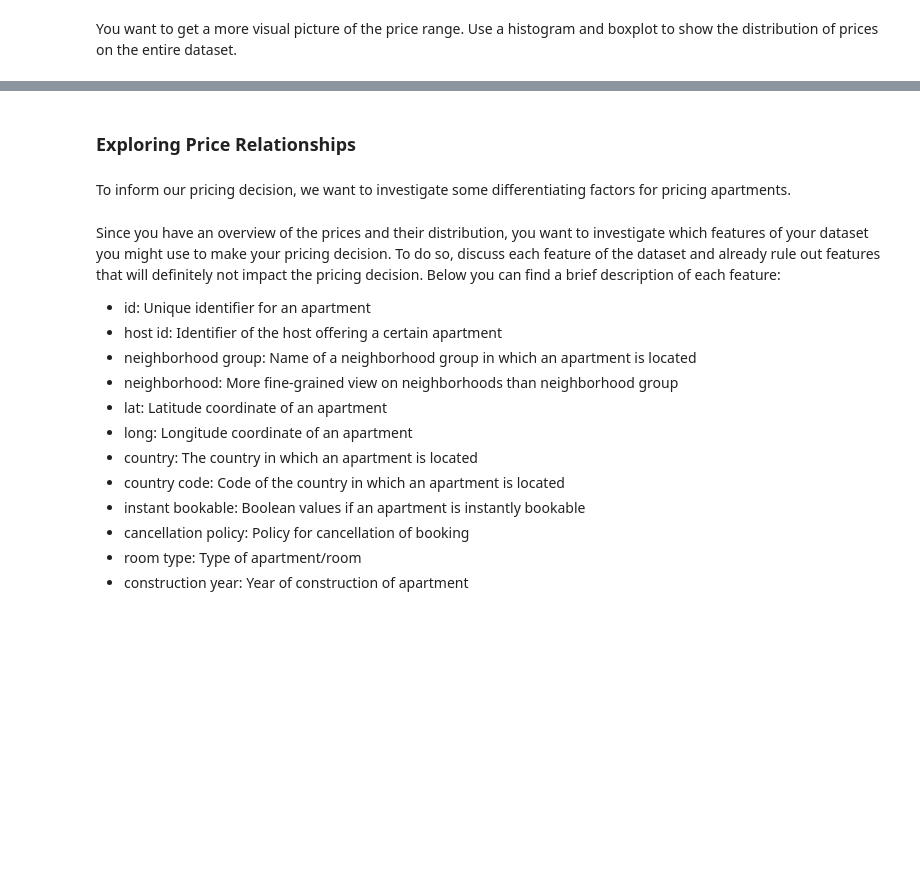
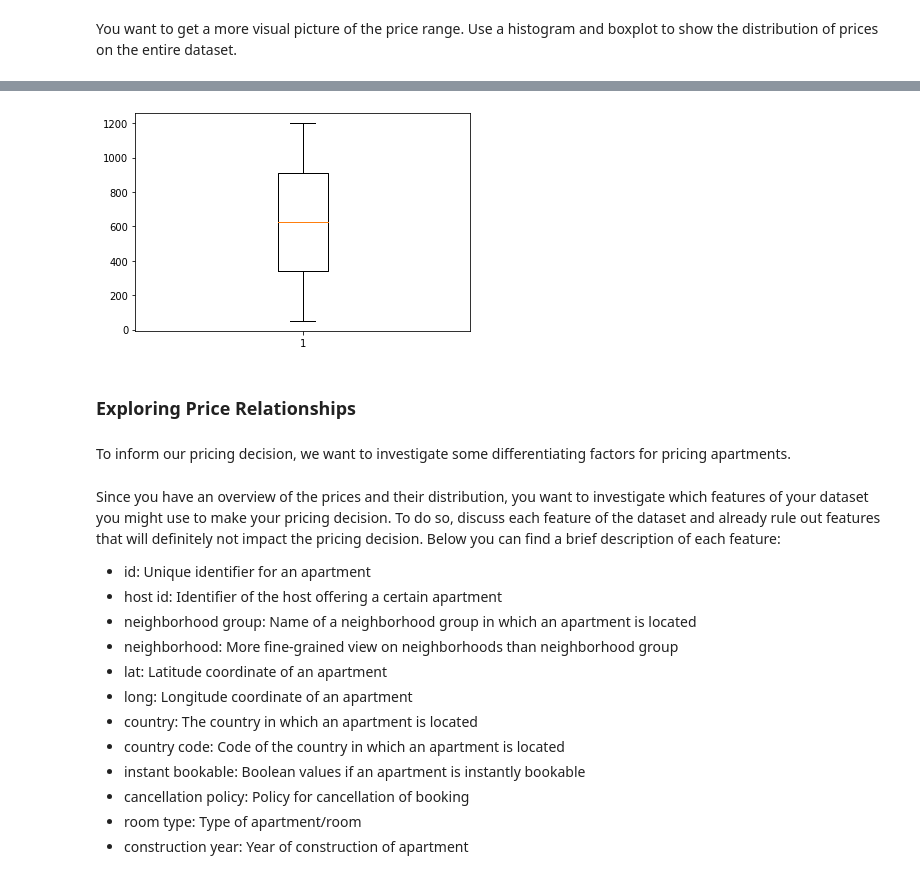
Before and after one commit to mnghiap/ids22, a Jupyter notebook: assignment1/assignment_1.ipynb, the cells around one changed output, grey strips where cells are left out. Cells and saved outputs as stored; diff of their text form; code cells hidden in the pictures; blank space fills up the shorter version.

```diff
--- a/assignment1/assignment_1.ipynb
+++ b/assignment1/assignment_1.ipynb
@@ -65,3 +122,9 @@ You want to get a more visual picture of the price range. Use a histogram and bo
+# %%
+# Draw the boxplot
+plt.boxplot(df_cleaned['price'], showfliers=True)
+plt.show()
+# %% [output]
+[figure, added]
 # %% [markdown]
 ### Exploring Price Relationships
 # %% [markdown]
```
Also changed, not shown: parts of 8 cells of this notebook.
